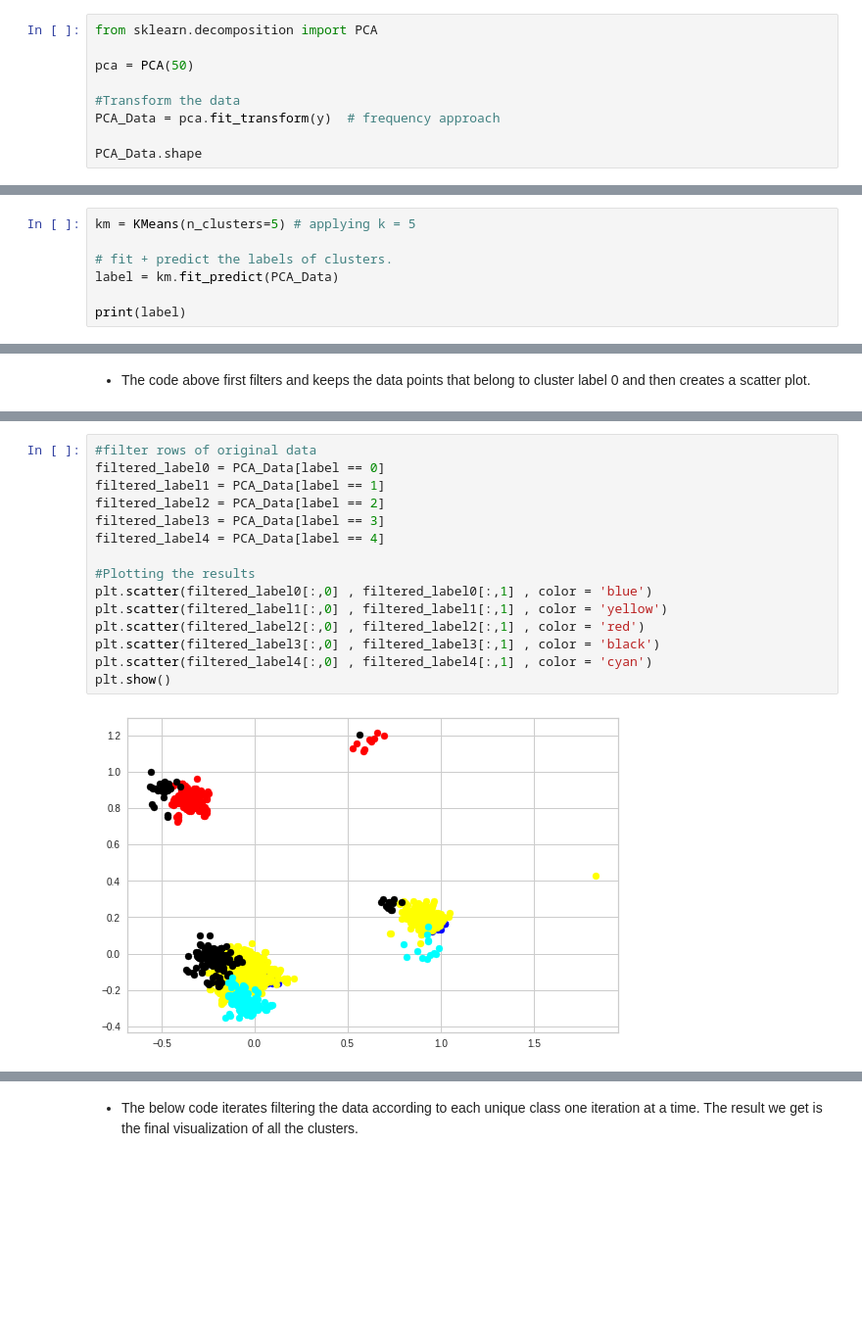
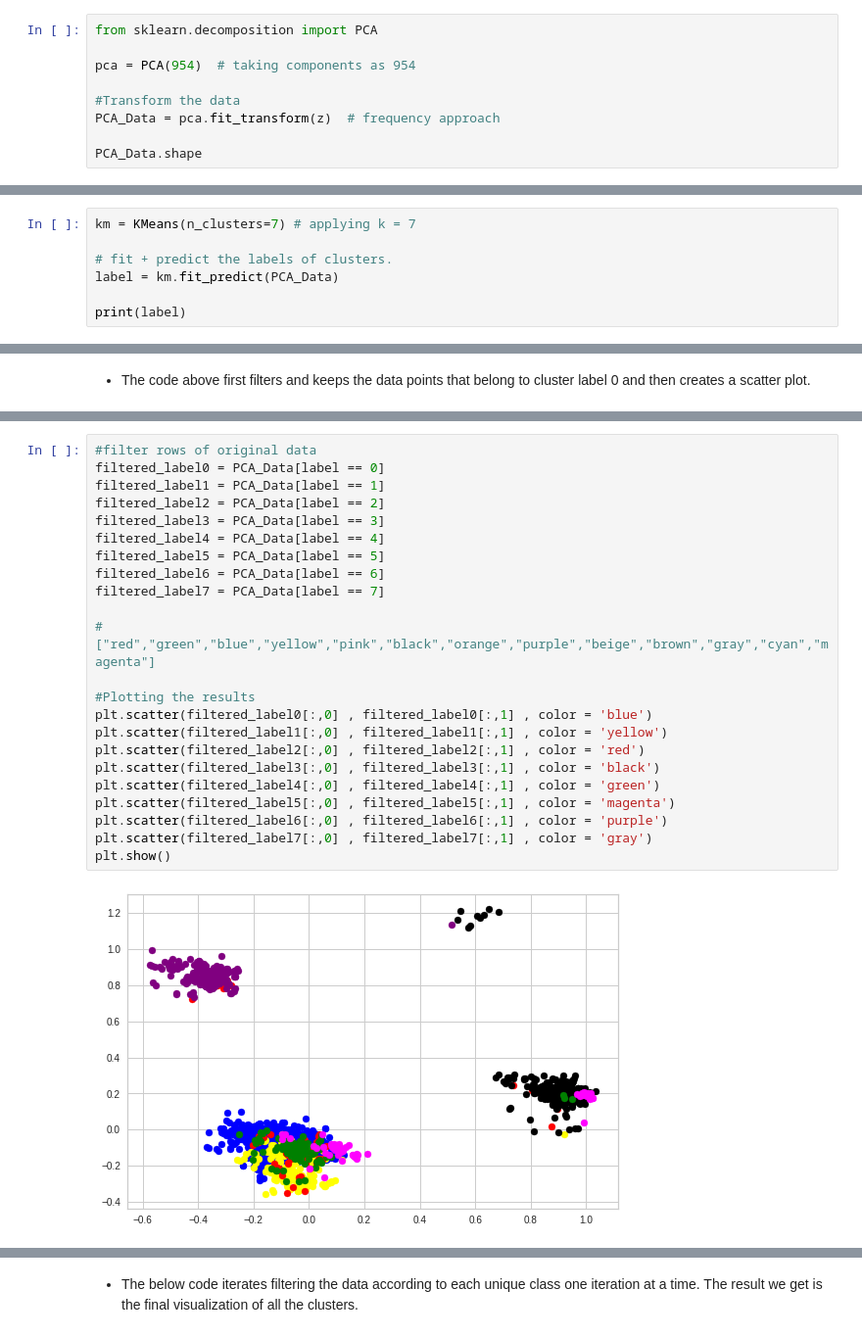
Before and after one commit to sidharth-ds/E-Commerce-Customer-Segmentation, a Jupyter notebook: project_grouping_products_1st_part.ipynb, the cells around one changed output, grey strips where cells are left out. Shown at 98% size. Drawn from its saved outputs; the diff is of its cells as text; blank space fills up the shorter version.

```diff
--- a/project_grouping_products_1st_part.ipynb
+++ b/project_grouping_products_1st_part.ipynb
@@ -594,10 +594,10 @@ Text(0, 0.5, 'Explained variance (%)')
 # %%
 from sklearn.decomposition import PCA
 
-pca = PCA(50)
+pca = PCA(954)  # taking components as 954
 
 #Transform the data
-PCA_Data = pca.fit_transform(y)  # frequency approach
+PCA_Data = pca.fit_transform(z)  # frequency approach
 
 PCA_Data.shape
 # %% [output]
@@ -619,5 +619,5 @@ INTERPRETATION:
 # %%
-km = KMeans(n_clusters=5) # applying k = 5
+km = KMeans(n_clusters=7) # applying k = 7
 
 # fit + predict the labels of clusters.
 label = km.fit_predict(PCA_Data)
@@ -685,18 +689,26 @@ plt.show()
 # %%
 #filter rows of original data
 filtered_label0 = PCA_Data[label == 0]
 filtered_label1 = PCA_Data[label == 1]
 filtered_label2 = PCA_Data[label == 2]
 filtered_label3 = PCA_Data[label == 3]
 filtered_label4 = PCA_Data[label == 4]
+filtered_label5 = PCA_Data[label == 5]
+filtered_label6 = PCA_Data[label == 6]
+filtered_label7 = PCA_Data[label == 7]
+
+# ["red","green","blue","yellow","pink","black","orange","purple","beige","brown","gray","cyan","magenta"]
 
 #Plotting the results
 plt.scatter(filtered_label0[:,0] , filtered_label0[:,1] , color = 'blue')
 plt.scatter(filtered_label1[:,0] , filtered_label1[:,1] , color = 'yellow')
 plt.scatter(filtered_label2[:,0] , filtered_label2[:,1] , color = 'red')
 plt.scatter(filtered_label3[:,0] , filtered_label3[:,1] , color = 'black')
-plt.scatter(filtered_label4[:,0] , filtered_label4[:,1] , color = 'cyan')
+plt.scatter(filtered_label4[:,0] , filtered_label4[:,1] , color = 'green')
+plt.scatter(filtered_label5[:,0] , filtered_label5[:,1] , color = 'magenta')
+plt.scatter(filtered_label6[:,0] , filtered_label6[:,1] , color = 'purple')
+plt.scatter(filtered_label7[:,0] , filtered_label7[:,1] , color = 'gray')
 plt.show()
 # %% [output]
-[figure, old version]
+[figure, new version]
 # %% [markdown]
```
Also changed, not shown: parts of 58 cells of this notebook.
